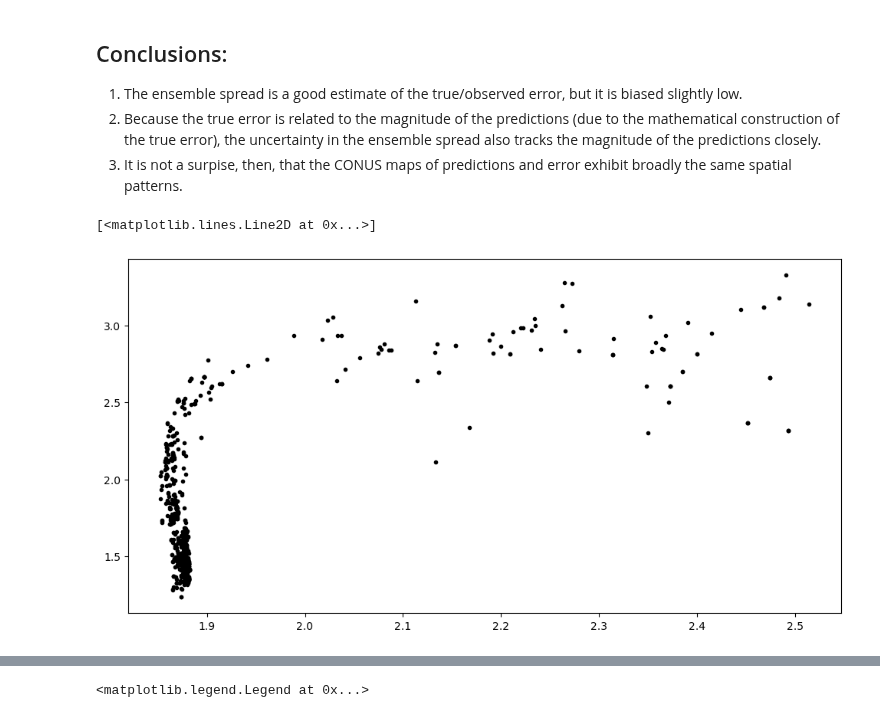
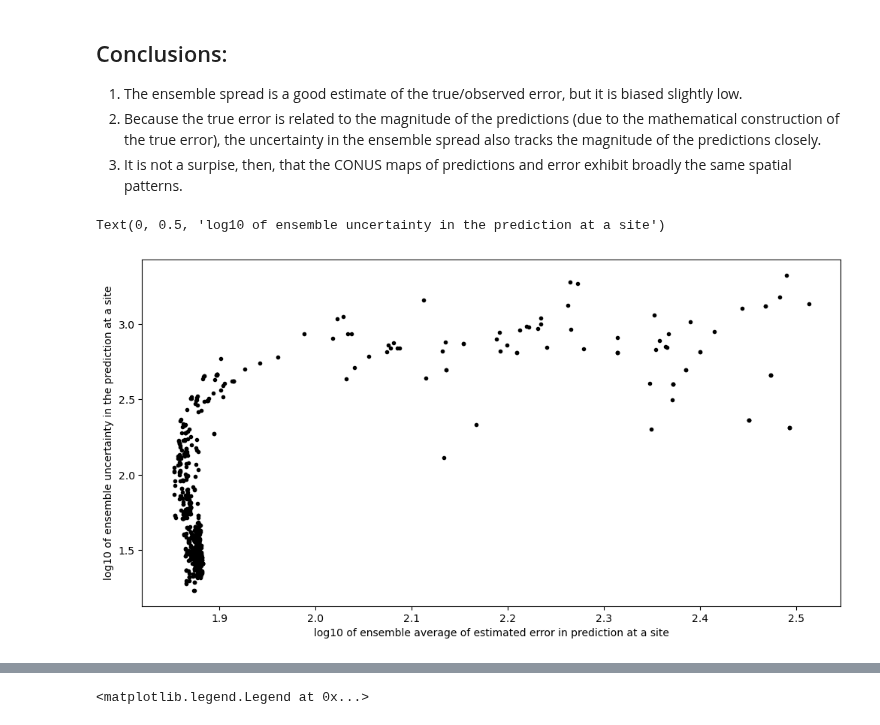
Before and after one commit to WHONDRS-Hub/ICON-ModEx_Open_Manuscript, a Jupyter notebook: fig-errors/error_analysis.ipynb, the cells around one changed output, grey strips where cells are left out. Cells and saved outputs as stored; diff of their text form; code cells hidden in the pictures.

```diff
--- a/fig-errors/error_analysis.ipynb
+++ b/fig-errors/error_analysis.ipynb
@@ -31,8 +24,11 @@ import matplotlib.pyplot as plt
 # Change branch here - broadly the results as described with
 # the Nov-2023-log10-DO-update-correct branch are consisent
 # with several other branches that were inspected manually.
-branch = 'Nov-2023-log10-DO-update-correct'
+last_branch = 'Nov-2023-log10-DO-update-correct'
 #branch = 'Nov-2023-log10'
 #branch = 'Oct-2023-log10'
-all_merge = pd.read_csv('../fig-model-score-evolution/intermediate_branch_data/'+branch+'/output_obs_avgpre_stdpre_merged.csv')
+last_results = pd.read_csv('../fig-model-score-evolution/intermediate_branch_data/'+last_branch+'/output_obs_avgpre_stdpre_merged.csv')
+
+first_branch = 'Dec-2021a-log10'
+first_results = pd.read_csv('../fig-model-score-evolution/intermediate_branch_data/'+first_branch+'/output_obs_avgpre_stdpre_merged.csv')
 # %% [markdown]
@@ -45,15 +41,15 @@ The respiration rates and their errors span many orders of magnitude so log10 sp
 fig, [ax,ax2] = plt.subplots(1,2,figsize=(12,6))
 
 # True error
-true_error = np.log10(np.abs(all_merge['Normalized_Respiration_Rate_mg_DO_per_H_per_L_sediment_obs'] - all_merge['Normalized_Respiration_Rate_mg_DO_per_H_per_L_sediment_pre_avg']))
+true_error = np.log10(np.abs(last_results['Normalized_Respiration_Rate_mg_DO_per_H_per_L_sediment_obs'] - last_results['Normalized_Respiration_Rate_mg_DO_per_H_per_L_sediment_pre_avg']))
 
 # Average estimated error and its uncertainty
-avg_est_error = np.log10(np.abs(all_merge['mean.error']))
-uncert_est_error = np.log10(np.abs(all_merge['mean.error_pre_std']))
+avg_est_error = np.log10(np.abs(last_results['mean.error']))
+uncert_est_error = np.log10(np.abs(last_results['mean.error_pre_std']))
 
 # This was a unique field in the merge operation
 # above and so it doesn't get the _pre_std suffix
-uncert_in_prediction = np.log10(np.abs(all_merge['Normalized_Respiration_Rate_mg_DO_per_H_per_L_sediment']))
+uncert_in_prediction = np.log10(np.abs(last_results['Normalized_Respiration_Rate_mg_DO_per_H_per_L_sediment']))
 
 #ax.errorbar(true_error,avg_est_error,yerr=uncert_est_error,fmt='r.')
 ax.plot(true_error,avg_est_error,'r.')
@@ -73,27 +69,27 @@ ax.grid()
 
 # Plot the magnitude of the error versus the magnitude of the observation
 ax2.plot(
-    np.log10(np.abs(all_merge['Normalized_Respiration_Rate_mg_DO_per_H_per_L_sediment_obs'])),
+    np.log10(np.abs(last_results['Normalized_Respiration_Rate_mg_DO_per_H_per_L_sediment_obs'])),
     true_error,'k.')
 
 # Plot the magnitude of the uncertainty versus the magnitude of the observation
 ax2.plot(
-    np.log10(np.abs(all_merge['Normalized_Respiration_Rate_mg_DO_per_H_per_L_sediment_obs'])),
+    np.log10(np.abs(last_results['Normalized_Respiration_Rate_mg_DO_per_H_per_L_sediment_obs'])),
     uncert_in_prediction,'g.')
 
 # Plot the magnitude of the uncertainty versus the magnitude of the prediction
 ax2.plot(
-    np.log10(np.abs(all_merge['Normalized_Respiration_Rate_mg_DO_per_H_per_L_sediment_pre_avg'])),
+    np.log10(np.abs(last_results['Normalized_Respiration_Rate_mg_DO_per_H_per_L_sediment_pre_avg'])),
     true_error,'r.')
 
 # Plot the magnitude of the uncertainty versus the magnitude of the prediction
 ax2.plot(
-    np.log10(np.abs(all_merge['Normalized_Respiration_Rate_mg_DO_per_H_per_L_sediment_pre_avg'])),
+    np.log10(np.abs(last_results['Normalized_Respiration_Rate_mg_DO_per_H_per_L_sediment_pre_avg'])),
     uncert_in_prediction,'c.')
 
 # Plot the magnitude of the uncertainty versus the magnitude of the prediction
 ax2.plot(
-    np.log10(np.abs(all_merge['Normalized_Respiration_Rate_mg_DO_per_H_per_L_sediment_pre_avg'])),
+    np.log10(np.abs(last_results['Normalized_Respiration_Rate_mg_DO_per_H_per_L_sediment_pre_avg'])),
     avg_est_error,'y.')
 
 # Plot 1:1 line
@@ -132,15 +128,18 @@ ax2.legend(
 # %%
 # Verify that predicted (SuperLearner estimated) error correlates with SuperLearner ensemble spread
 fig, ax = plt.subplots(figsize=(12,6))
 
 # Log10-Log10 plot
 ax.plot(avg_est_error,uncert_in_prediction,'k.')
 
+ax.set_xlabel('log10 of ensemble average of estimated error in prediction at a site')
+ax.set_ylabel('log10 of ensemble uncertainty in the prediction at a site')
+
 # Original units plot
-#ax.plot(all_merge['mean.error'],all_merge['Normalized_Respiration_Rate_mg_DO_per_H_per_L_sediment'],'k.')
+#ax.plot(last_results['mean.error'],last_results['Normalized_Respiration_Rate_mg_DO_per_H_per_L_sediment'],'k.')
 # %% [output]
-[<matplotlib.lines.Line2D at 0x...>]
+Text(0, 0.5, 'log10 of ensemble uncertainty in the prediction at a site')
-[figure, old version]
+[figure, new version]
 # %%
 # Print out the correlation coefficient
 r = np.min(np.min(
```
Also changed, not shown: parts of 8 cells of this notebook.
